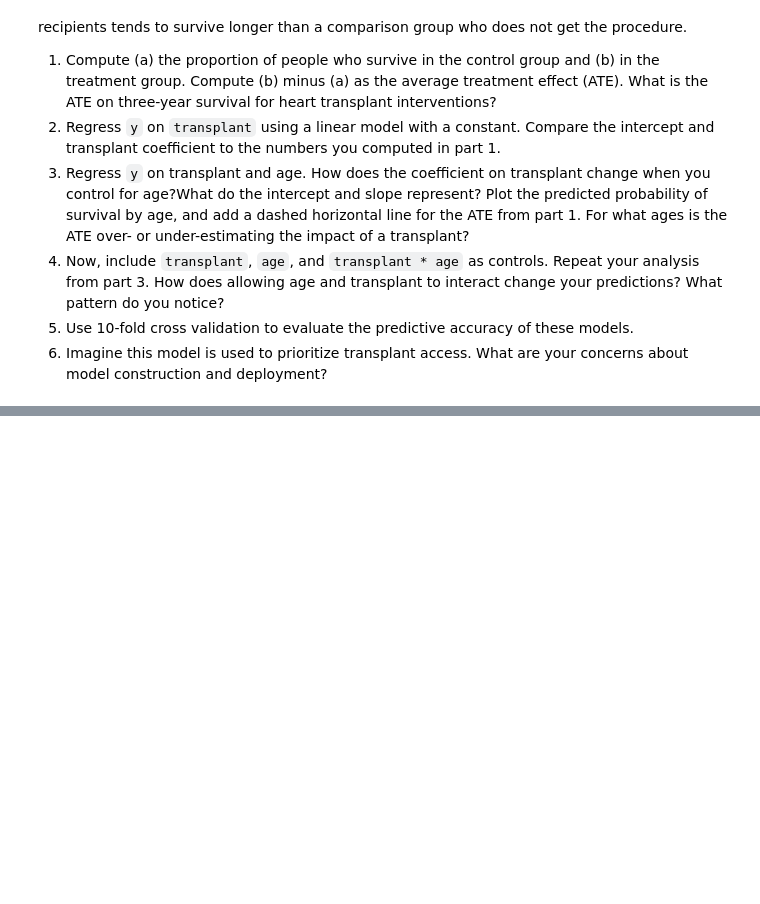
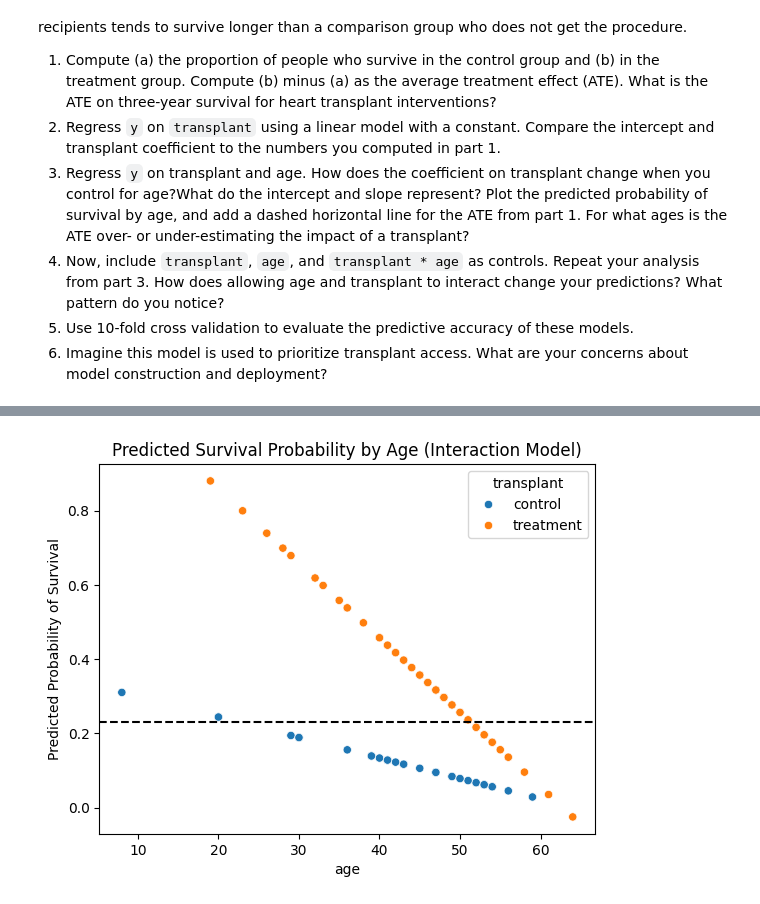
Before and after one commit to richarddo3/undergrad_ml_assignments, a Jupyter notebook: 03_assignment_linear_models.ipynb, the cells around one changed output, grey strips where cells are left out. Saved outputs shown, nothing was run; the diff lists cells and outputs as text; code cells hidden in the pictures; blank space fills up the shorter version.

```diff
--- a/03_assignment_linear_models.ipynb
+++ b/03_assignment_linear_models.ipynb
@@ -318,0 +391,8 @@ Since a heart transplant is a dangerous operation and even people who successful
+# %%
+df["transplant_age"] = df["transplant_dummy"] * df["age"]
+
+X3 = sm.add_constant(df[["transplant_dummy", "age", "transplant_age"]])
+y = df["y"]
+
+model3 = sm.OLS(y, X3).fit()
+print(model3.summary())
@@ -318,0 +417,13 @@ Since a heart transplant is a dangerous operation and even people who successful
+# %%
+df["predicted_interaction"] = model3.predict(X3)
+# %%
+sns.scatterplot(data=df, x="age", y="predicted_interaction", hue="transplant")
+
+plt.axhline(ATE, linestyle="--", color="black")
+
+plt.title("Predicted Survival Probability by Age (Interaction Model)")
+plt.ylabel("Predicted Probability of Survival")
+
+plt.show()
+# %% [output]
+[figure, added]
```
Also changed, not shown: parts of 17 cells of this notebook.
